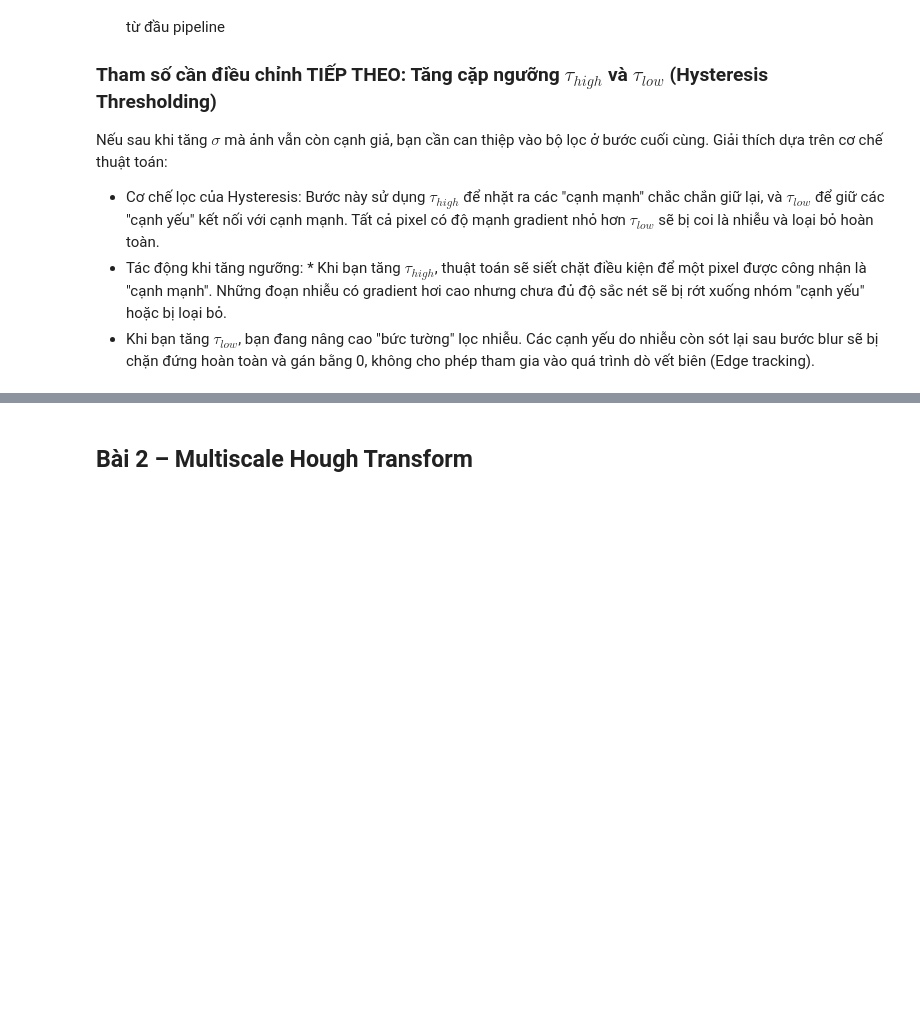
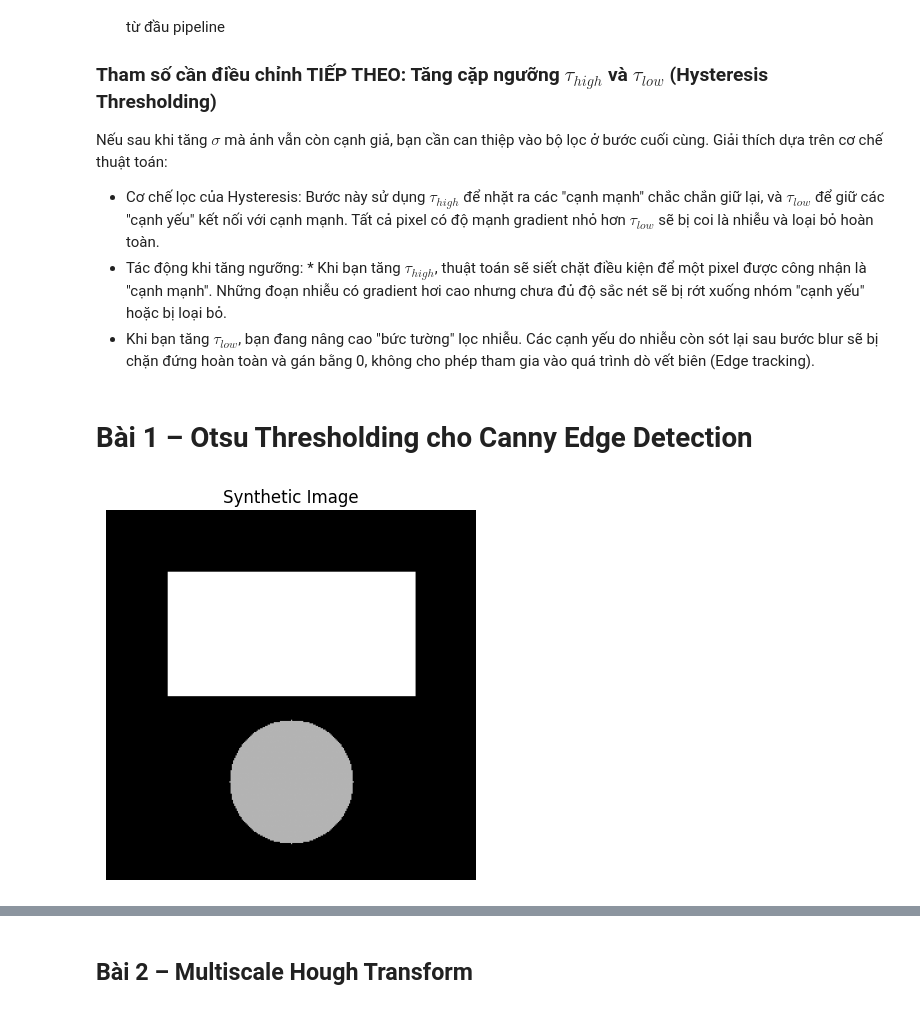
Before and after one commit to thuankoten/computer-vision-lab, a Jupyter notebook: Chapter03/Chapter_03.ipynb, the cells around one changed output, grey strips where cells are left out. Cells and saved outputs as stored; diff of their text form; code cells hidden in the pictures; blank space fills up the shorter version.

Commit message:
Complete Bai 1 Otsu Thresholding

```diff
--- a/Chapter03/Chapter_03.ipynb
+++ b/Chapter03/Chapter_03.ipynb
@@ -363,3 +363,5 @@ Giải thích dựa trên cơ chế thuật toán:
 - Cơ chế lọc của Hysteresis: Bước này sử dụng $\tau_{high}$ để nhặt ra các "cạnh mạnh" chắc chắn giữ lại, và $\tau_{low}$ để giữ các "cạnh yếu" kết nối với cạnh mạnh. Tất cả pixel có độ mạnh gradient nhỏ hơn $\tau_{low}$ sẽ bị coi là nhiễu và loại bỏ hoàn toàn.
 - Tác động khi tăng ngưỡng: * Khi bạn tăng $\tau_{high}$, thuật toán sẽ siết chặt điều kiện để một pixel được công nhận là "cạnh mạnh". Những đoạn nhiễu có gradient hơi cao nhưng chưa đủ độ sắc nét sẽ bị rớt xuống nhóm "cạnh yếu" hoặc bị loại bỏ.
 - Khi bạn tăng $\tau_{low}$, bạn đang nâng cao "bức tường" lọc nhiễu. Các cạnh yếu do nhiễu còn sót lại sau bước blur sẽ bị chặn đứng hoàn toàn và gán bằng 0, không cho phép tham gia vào quá trình dò vết biên (Edge tracking).
+# %% [markdown]
+# Bài 1 – Otsu Thresholding cho Canny Edge Detection
@@ -365,0 +372,13 @@ Giải thích dựa trên cơ chế thuật toán:
+# %%
+img = np.zeros((300,300), dtype=np.uint8)
+
+cv2.rectangle(img,(50,50),(250,150),255,-1)
+
+cv2.circle(img,(150,220),50,180,-1)
+
+plt.imshow(img,cmap='gray')
+plt.title("Synthetic Image")
+plt.axis('off')
+plt.show()
+# %% [output]
+[figure, added]
```
Also changed, not shown: parts of 8 cells of this notebook.
